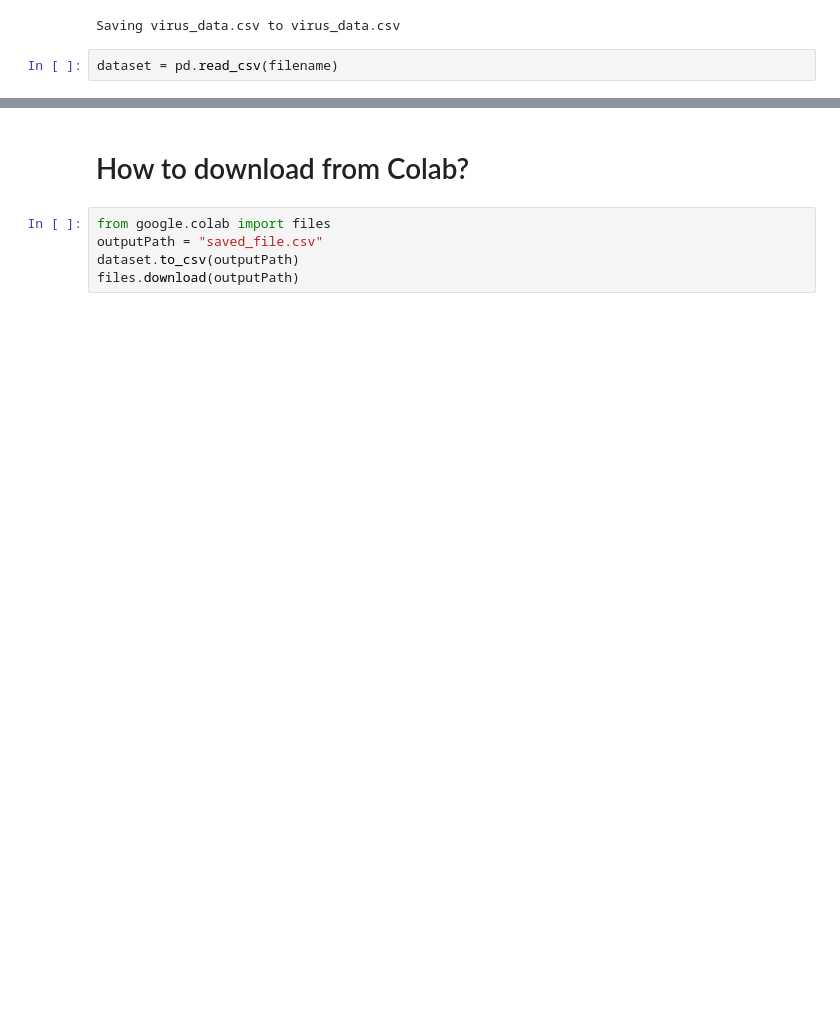
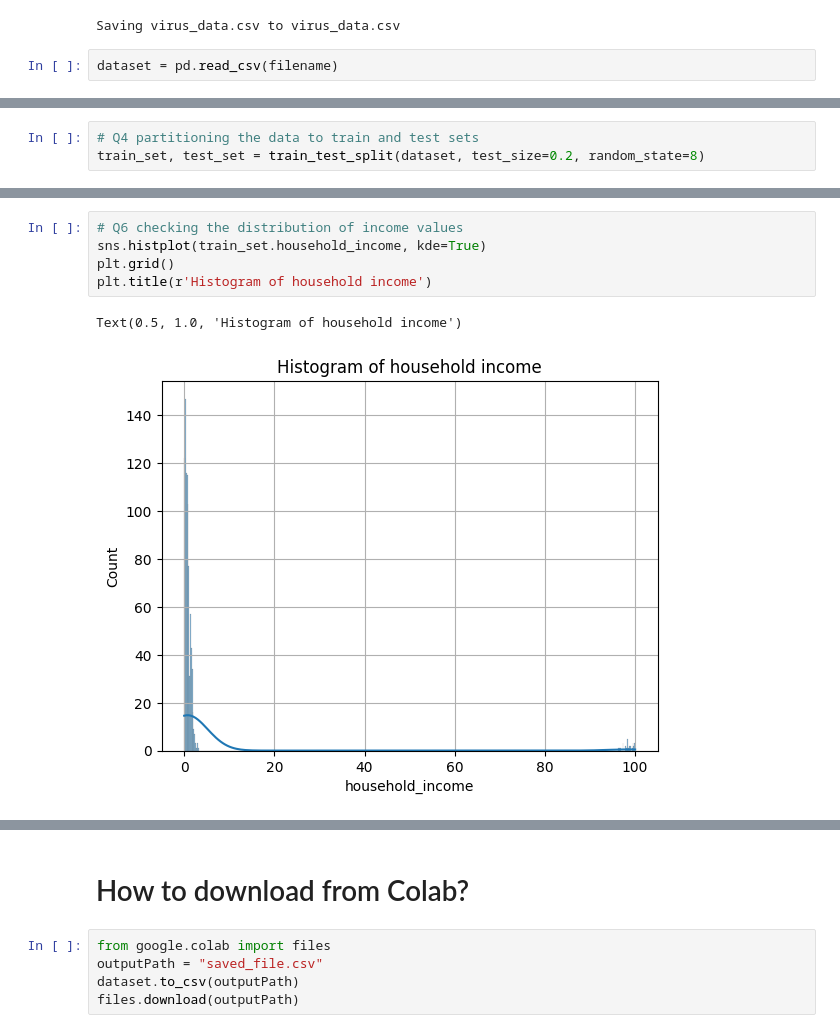
Before and after one commit to muradek/ML_Major_HW1, a Jupyter notebook: major_HW1.ipynb, the cells around one changed output, grey strips where cells are left out. Drawn from its saved outputs; the diff is of its cells as text; blank space fills up the shorter version.

```diff
--- a/major_HW1.ipynb
+++ b/major_HW1.ipynb
@@ -30,0 +90,3 @@ dataset.shape
+# %%
+# Q4 partitioning the data to train and test sets
+train_set, test_set = train_test_split(dataset, test_size=0.2, random_state=8)
@@ -30,0 +117,8 @@ dataset.shape
+# %%
+# Q6 checking the distribution of income values
+sns.histplot(train_set.household_income, kde=True)
+plt.grid()
+plt.title(r'Histogram of household income')
+# %% [output]
+Text(0.5, 1.0, 'Histogram of household income')
+[figure, added]
```
Also changed, not shown: parts of 10 cells of this notebook.
